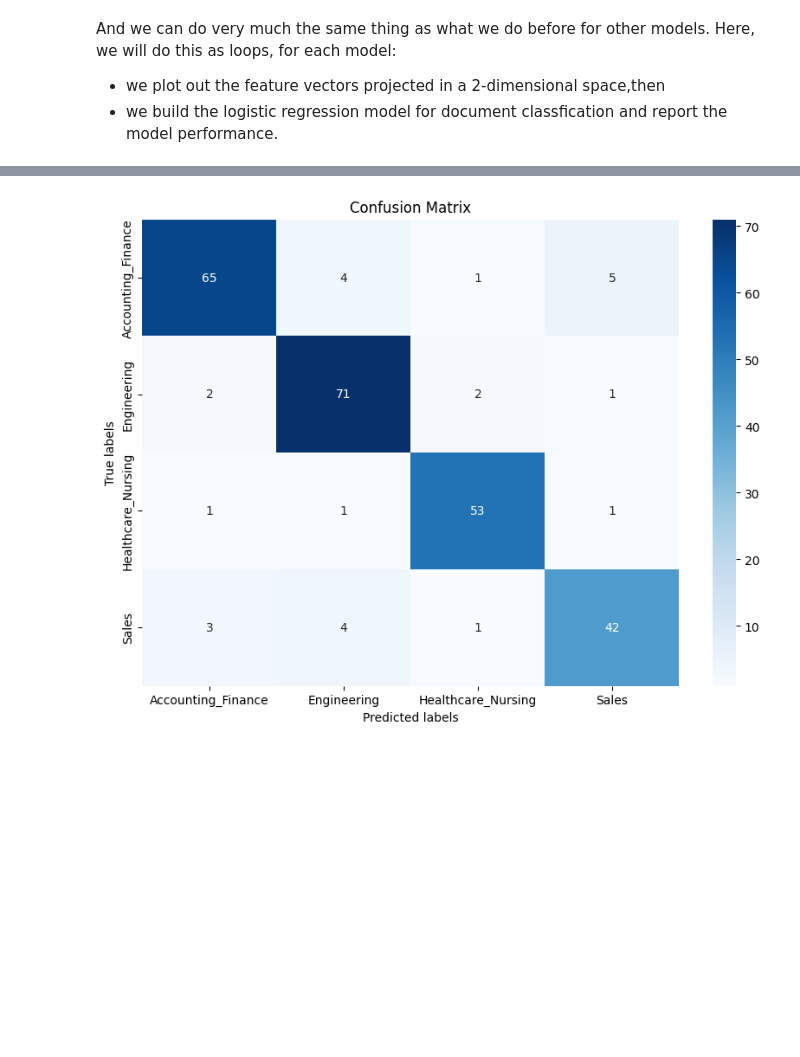
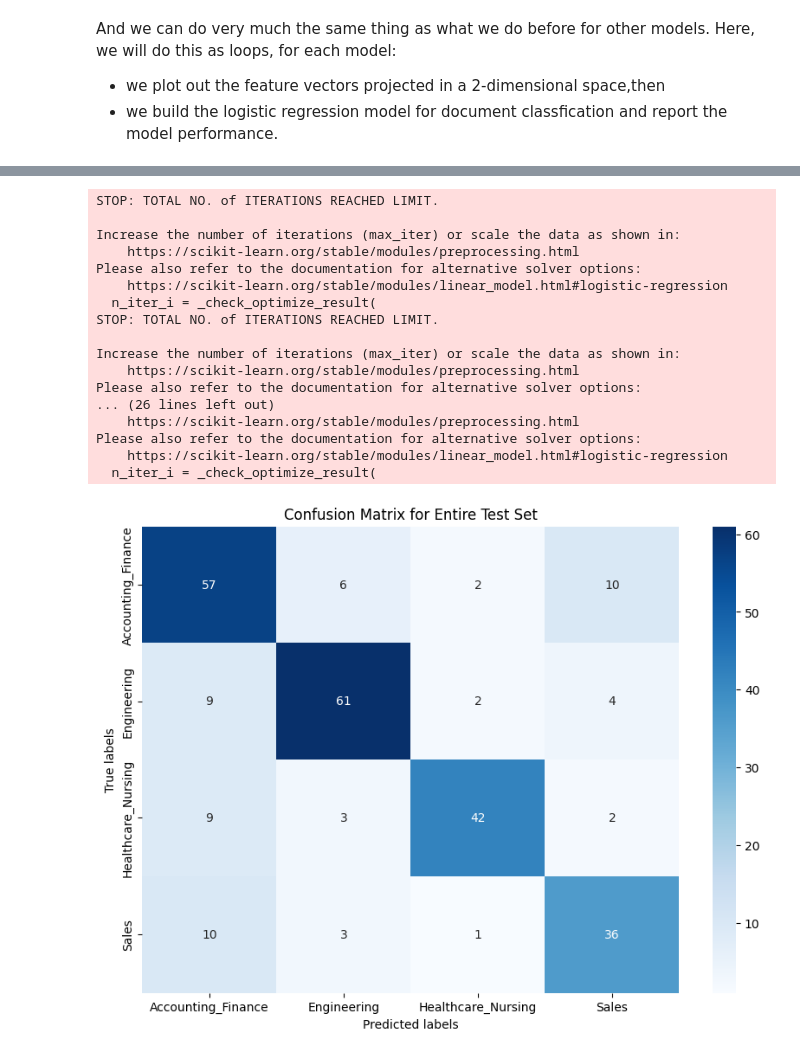
Before and after one commit to ayushpatel2002/jobs-data-NLP, a Jupyter notebook: w09_act2_embedding_classification copy.ipynb, the cells around one changed output, grey strips where cells are left out. Cells and saved outputs as stored; diff of their text form; code cells hidden in the pictures; blank space fills up the shorter version.

```diff
--- a/w09_act2_embedding_classification copy.ipynb
+++ b/w09_act2_embedding_classification copy.ipynb
@@ -42,6 +51,7 @@ tk_description = [a.split(' ') for a in description]
 # %%
 df['Description'] = description
 df['Tokenized Description'] = tk_description
+df['Tokenized Title'] = tk_title
 df.sample(n = 5) # look at a few examples
 # %% [output]
 |  | Webindex | Title | Company | Description | Tokenized Description | Tokenized Title | Tokenized Company | ... |
@@ -533,6 +586,25 @@ Ok we now have everything ready to generate the weight document embeddings.
 We can do this on any of our previous explored models, including the pretrained Word2Vec GoogleNews300, Glove, our in-house trained Word2Vec and FastText.
 
 Let's generated the weighted version of the document embedding vectors first
+# %%
+"""
+Note: a faster version of the extended `gen_docVecs`.
+"""
+def weighted_docvecs(embeddings, tfidf, docs):
+    vecs = np.zeros((len(docs), embeddings.vector_size))
+    for i, doc in enumerate(docs):
+        valid_keys = [term for term in doc if term in embeddings.key_to_index]
+        tf_weights = [float(tfidf[i].get(term, 0.)) for term in valid_keys]
+        assert len(valid_keys) == len(tf_weights)
+        weighted = [embeddings[term] * w for term, w in zip(valid_keys, tf_weights)]
+        docvec = np.vstack(weighted)
+        """
+        Note: using `sum` here, other 'pooling' options are possible too,
+        e.g. mean, etc.
+        """
+        docvec = np.sum(docvec, axis=0)
+        vecs[i,:] = docvec
+    return vecs
 # %%
 """Note: use `weighted_docvecs` version
 """
@@ -567,5 +634,18 @@ Weighted In-house FastText: tSNE 2 dimensional projected Feature space
 # %%
-from sklearn.model_selection import KFold
+%matplotlib inline
+seed = 3891013
+from sklearn.model_selection import train_test_split
+from sklearn.linear_model import LogisticRegression
+from sklearn.metrics import confusion_matrix
+import seaborn as sns
+import matplotlib.pyplot as plt
+
+
+# creating training and test split
+X_train, X_test, y_train, y_test, train_indices, test_indices = train_test_split(dv, df['Category'], list(range(0, len(df))), test_size=0.33, random_state=3891013)
+
+# Initialize the Logistic Regression model
+model = LogisticRegression(max_iter=200, random_state=3891013)
 
 kf = KFold(n_splits=5, shuffle=True, random_state=3891013)
 fold_num = 1
@@ -573,8 +653,6 @@ scores = []
 
 for train_index, val_index in kf.split(X_train):
     X_train_fold, X_val_fold = X_train[train_index], X_train[val_index]
-
-    # Using .iloc for proper indexing on the pandas Series
     y_train_fold, y_val_fold = y_train.iloc[train_index], y_train.iloc[val_index]
 
     model.fit(X_train_fold, y_train_fold)
@@ -583,6 +661,15 @@ for train_index, val_index in kf.split(X_train):
 
     scores.append(score)
     print(f"Fold {fold_num}: Accuracy: {score:.4f}")
+
+    # Confusion matrix for the current fold
+    # cm = confusion_matrix(y_val_fold, y_pred_fold)
+    # plt.figure(figsize=(10,7))
+    # sns.heatmap(cm, annot=True, fmt='g', cmap='Blues', xticklabels=model.classes_, yticklabels=model.classes_)
+    # plt.xlabel('Predicted labels')
+    # plt.ylabel('True labels')
+    # plt.title(f'Confusion Matrix for Fold {fold_num}')
+    # plt.show()
 
     fold_num += 1
 
@@ -596,14 +683,12 @@ model.fit(X_train, y_train)
 # Predict on the test set
 y_pred = model.predict(X_test)
 
-# Generate the confusion matrix
+# Generate the confusion matrix for the entire test set
 cm = confusion_matrix(y_test, y_pred)
-
-# Plotting
 plt.figure(figsize=(10,7))
 sns.heatmap(cm, annot=True, fmt='g', cmap='Blues', xticklabels=model.classes_, yticklabels=model.classes_)
 plt.xlabel('Predicted labels')
 plt.ylabel('True labels')
-plt.title('Confusion Matrix')
+plt.title('Confusion Matrix for Entire Test Set')
 plt.show()
 # %% [output]
@@ -616,4 +701,21 @@ Average Cross-Validation Accuracy: 0.8515
+STOP: TOTAL NO. of ITERATIONS REACHED LIMIT.
+
+Increase the number of iterations (max_iter) or scale the data as shown in:
+    https://scikit-learn.org/stable/modules/preprocessing.html
+Please also refer to the documentation for alternative solver options:
+    https://scikit-learn.org/stable/modules/linear_model.html#logistic-regression
+  n_iter_i = _check_optimize_result(
+STOP: TOTAL NO. of ITERATIONS REACHED LIMIT.
+
+Increase the number of iterations (max_iter) or scale the data as shown in:
+    https://scikit-learn.org/stable/modules/preprocessing.html
+Please also refer to the documentation for alternative solver options:
+... (26 lines left out)
+    https://scikit-learn.org/stable/modules/preprocessing.html
+Please also refer to the documentation for alternative solver options:
+    https://scikit-learn.org/stable/modules/linear_model.html#logistic-regression
+  n_iter_i = _check_optimize_result(
-[figure, old version]
+[figure, new version]
 # %%
 # from sklearn.metrics import confusion_matrix
 # import seaborn as sns
```
Also changed, not shown: parts of 39 cells of this notebook.
